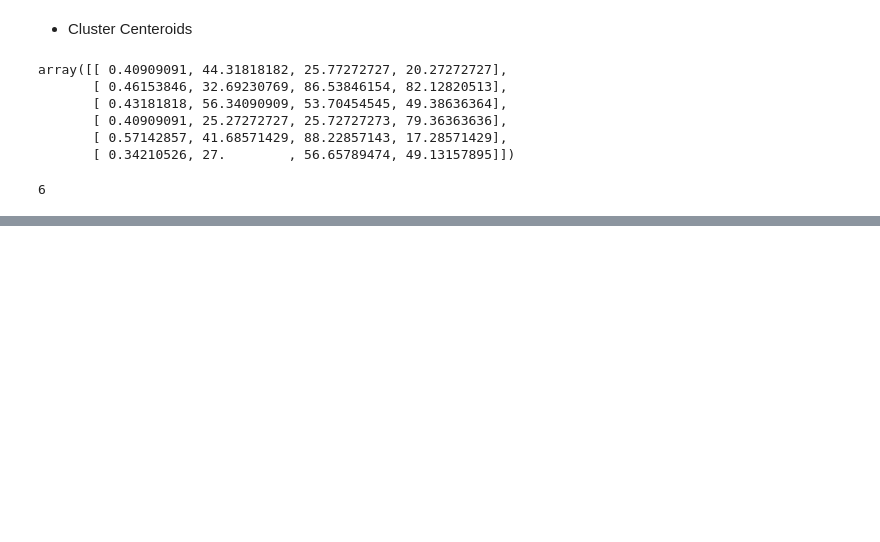
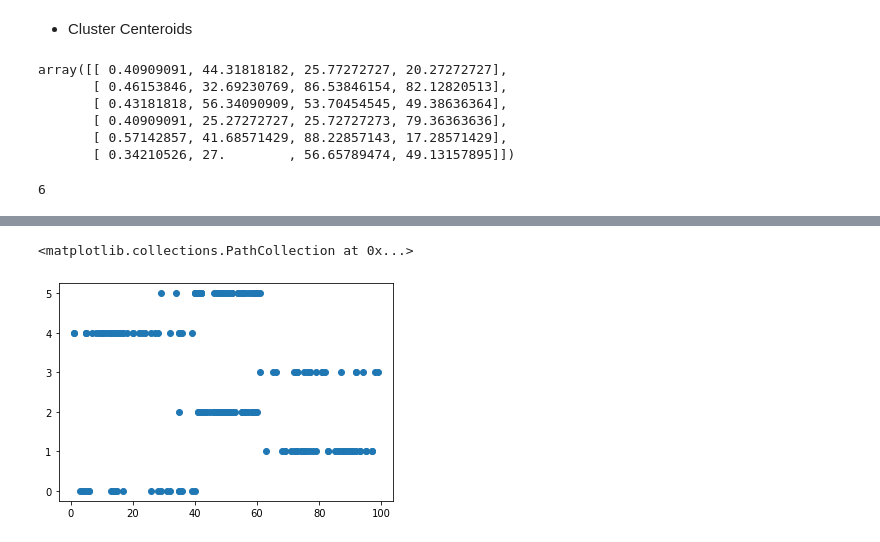
Before and after one commit to Naveen-Karanamu/Customer-Segmentation, a Jupyter notebook: main.ipynb, the cells around one changed output, grey strips where cells are left out. Saved outputs shown, nothing was run; the diff lists cells and outputs as text; code cells hidden in the pictures; blank space fills up the shorter version.

```diff
--- a/main.ipynb
+++ b/main.ipynb
@@ -274,0 +277,2 @@ len(kmodel.cluster_centers_)
+# %%
+newdf['Cluster']=pred
@@ -274,0 +286,5 @@ len(kmodel.cluster_centers_)
+# %%
+plt.scatter(newdf['Spending Score (1-100)'],newdf['Cluster'],marker='o')
+# %% [output]
+<matplotlib.collections.PathCollection at 0x...>
+[figure, added]
```
Also changed, not shown: parts of 3 cells of this notebook.
